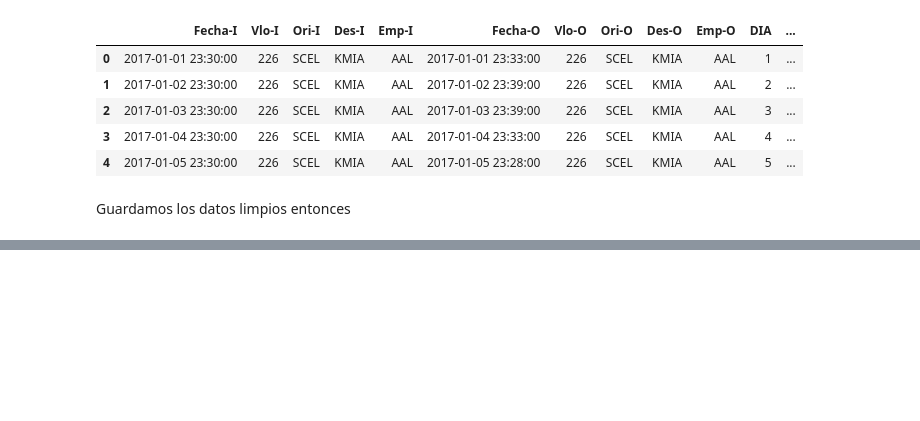
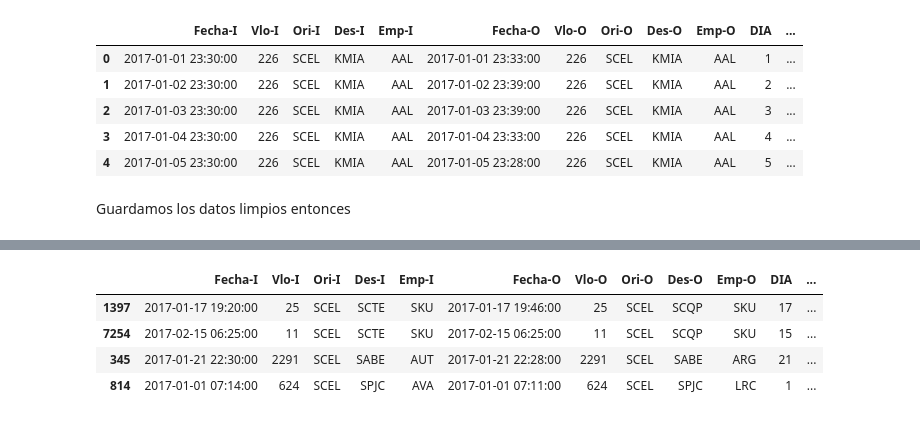
Before and after one commit to bastianfuenza/desafio_latam, a Jupyter notebook: challenge.ipynb, the cells around one changed output, grey strips where cells are left out. Cells and saved outputs as stored; diff of their text form; code cells hidden in the pictures; blank space fills up the shorter version.

```diff
--- a/challenge.ipynb
+++ b/challenge.ipynb
@@ -231,0 +238,2 @@ data.to_csv(Path(os.getcwd()).joinpath('data', 'dataset_SCL_clean.csv'), index=F
+# %%
+data = pd.read_csv(Path(os.getcwd()).joinpath('data', 'dataset_SCL_clean.csv'))
@@ -231,0 +246,11 @@ data.to_csv(Path(os.getcwd()).joinpath('data', 'dataset_SCL_clean.csv'), index=F
+# %%
+pd.concat([
+    data[data["Des-I"] != data["Des-O"]].iloc[:2],
+    data[data["Emp-I"] != data["Emp-O"]].iloc[:2],
+])
+# %% [output]
+|  | Fecha-I | Vlo-I | Ori-I | Des-I | Emp-I | Fecha-O | Vlo-O | Ori-O | Des-O | Emp-O | DIA | ... |
+| 1397 | 2017-01-17 19:20:00 | 25 | SCEL | SCTE | SKU | 2017-01-17 19:46:00 | 25 | SCEL | SCQP | SKU | 17 | ... |
+| 7254 | 2017-02-15 06:25:00 | 11 | SCEL | SCTE | SKU | 2017-02-15 06:25:00 | 11 | SCEL | SCQP | SKU | 15 | ... |
+| 345 | 2017-01-21 22:30:00 | 2291 | SCEL | SABE | AUT | 2017-01-21 22:28:00 | 2291 | SCEL | SABE | ARG | 21 | ... |
+| 814 | 2017-01-01 07:14:00 | 624 | SCEL | SPJC | AVA | 2017-01-01 07:11:00 | 624 | SCEL | SPJC | LRC | 1 | ... |
```
Also changed, not shown: parts of 25 cells of this notebook, 1 other file.
